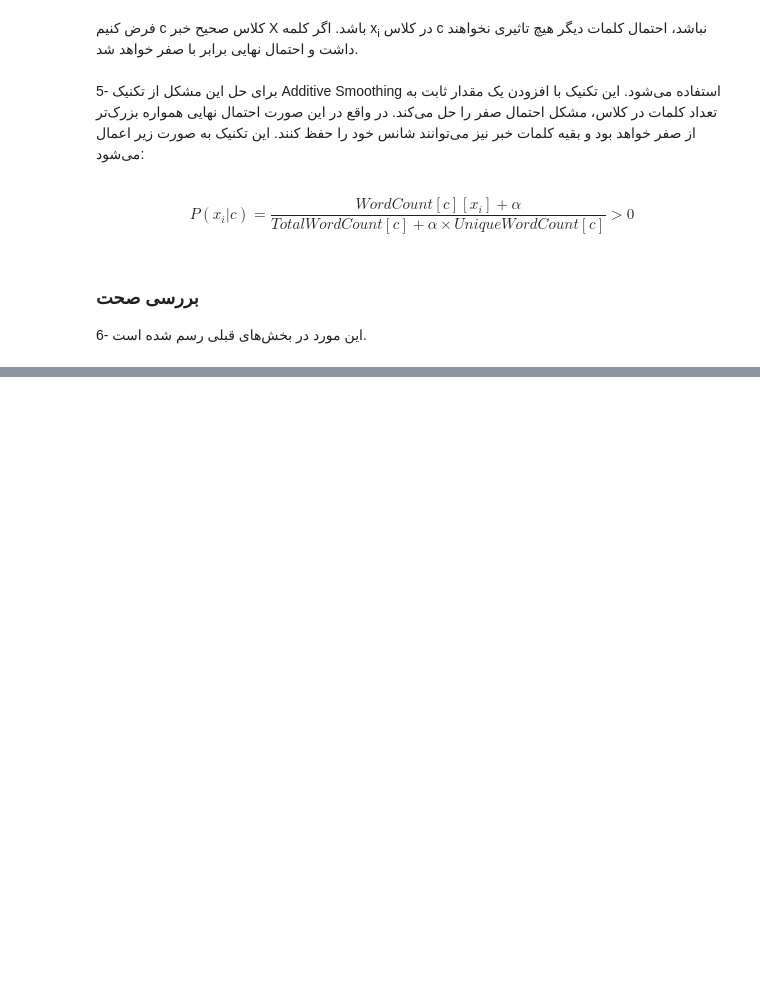
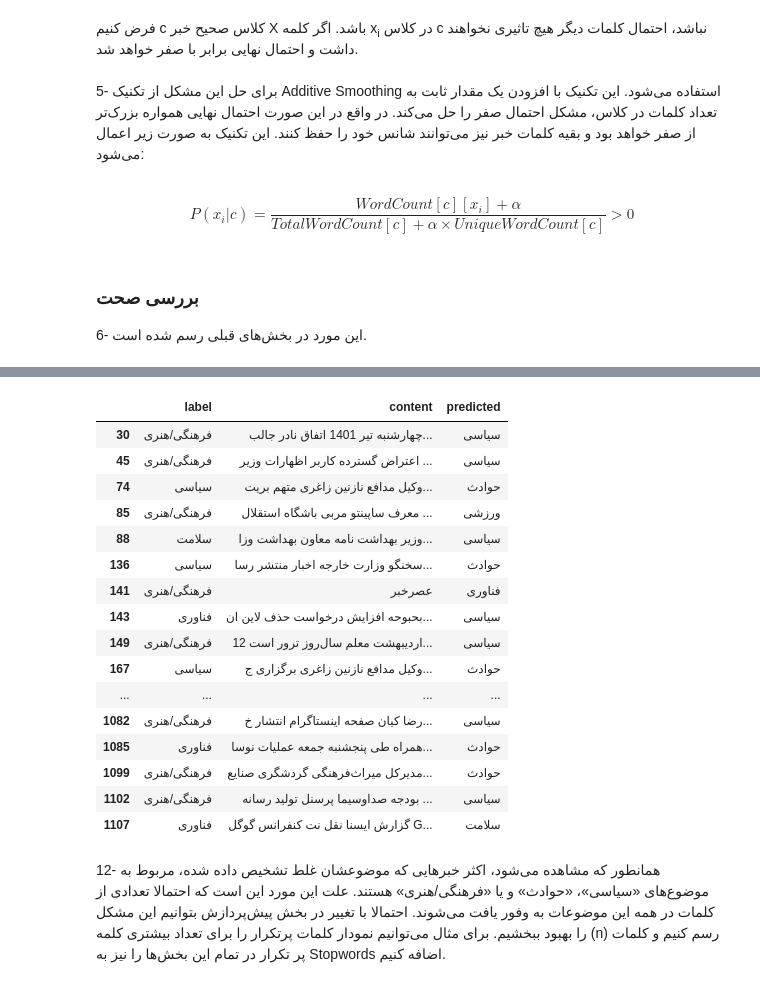
Before and after one commit to PashaBarahimi/Artificial-Intelligence-Projects, a Jupyter notebook: CA4 - Naive Bayes/AI-CA4-810199385.ipynb, the cells around one changed output, grey strips where cells are left out. Saved outputs shown, nothing was run; the diff lists cells and outputs as text; code cells hidden in the pictures; blank space fills up the shorter version.

```diff
--- a/CA4 - Naive Bayes/AI-CA4-810199385.ipynb
+++ b/CA4 - Naive Bayes/AI-CA4-810199385.ipynb
@@ -254,8 +254,8 @@ class NaiveBayesClassifier:
                 probabilities[name] += math.log(val)
         return max(probabilities, key=probabilities.get) # type: ignore
 
-    def test(self, df: pd.DataFrame) -> tuple[pd.DataFrame, pd.DataFrame]:
-        df['predicted'] = df['content'].apply(self.classify)
+    def test(self, df: pd.DataFrame, alpha: int = 0) -> tuple[pd.DataFrame, pd.DataFrame]:
+        df['predicted'] = df['content'].apply(lambda text: self.classify(text, alpha))
         return df, self._get_report(df)
 
     def _get_report(self, df: pd.DataFrame) -> pd.DataFrame:
@@ -387,0 +498,4 @@ $$P(x_i|c)=\dfrac{WordCount[c][x_i]+\alpha}{TotalWordCount[c]+\alpha\times Uniqu
+# %%
+test_df = pd.read_csv(TEST_PATH)
+test_df = normalize(test_df)
+display(test_df)
@@ -387,0 +557,3 @@ $$P(x_i|c)=\dfrac{WordCount[c][x_i]+\alpha}{TotalWordCount[c]+\alpha\times Uniqu
+# %%
+resUniWithSmoothing, reportUniWithSmoothing = unigramClassifier.test(test_df, 1)
+display(reportUniWithSmoothing)
@@ -387,0 +585,29 @@ $$P(x_i|c)=\dfrac{WordCount[c][x_i]+\alpha}{TotalWordCount[c]+\alpha\times Uniqu
+# %%
+wrongUniWithSmoothing = resUniWithSmoothing[resUniWithSmoothing['label'] != resUniWithSmoothing['predicted']]
+pd.set_option('display.max_rows', None)
+display(wrongUniWithSmoothing)
+# %% [output]
+|  | label | content | predicted |
+| 30 | فرهنگی/هنری | چهارشنبه تیر 1401 اتفاق نادر جالب... | سیاسی |
+| 45 | فرهنگی/هنری | اعتراض گسترده کاربر اظهارات وزیر ... | سیاسی |
+| 74 | سیاسی | وکیل مدافع نازنین زاغری متهم بریت... | حوادث |
+| 85 | فرهنگی/هنری | معرف ساپینتو مربی باشگاه استقلال ... | ورزشی |
+| 88 | سلامت | وزیر بهداشت نامه معاون بهداشت وزا... | سیاسی |
+| 136 | سیاسی | سخنگو وزارت خارجه اخبار منتشر رسا... | حوادث |
+| 141 | فرهنگی/هنری | عصرخبر | فناوری |
+| 143 | فناوری | بحبوحه افزایش درخواست حذف لاین ان... | سیاسی |
+| 149 | فرهنگی/هنری | 12 اردیبهشت معلم سال‌روز ترور است... | سیاسی |
+| 167 | سیاسی | وکیل مدافع نازنین زاغری برگزاری ج... | حوادث |
+| ... | ... | ... | ... |
+| 1082 | فرهنگی/هنری | رضا کیان صفحه اینستاگرام انتشار خ... | سیاسی |
+| 1085 | فناوری | همراه طى پنجشنبه جمعه عملیات نوسا... | حوادث |
+| 1099 | فرهنگی/هنری | مدیرکل میراث‌فرهنگی گردشگری صنایع... | حوادث |
+| 1102 | فرهنگی/هنری | بودجه صداوسیما پرسنل تولید رسانه ... | سیاسی |
+| 1107 | فناوری | گزارش ایسنا نقل نت کنفرانس گوگل G... | سلامت |
+# %% [markdown]
+<div dir='rtl'>
+12-
+همانطور که مشاهده می‌شود، اکثر خبرهایی که موضوعشان غلط تشخیص داده شده، مربوط به موضوع‌های «سیاسی»، «حوادث» و یا «فرهنگی/هنری» هستند. علت این مورد این است که احتمالا تعدادی از کلمات در همه این موضوعات به وفور یافت می‌شوند. احتمالا با تغییر در بخش پیش‌پردازش بتوانیم این مشکل را بهبود ببخشیم. برای مثال می‌توانیم نمودار کلمات پرتکرار را برای تعداد بیشتری کلمه (n) رسم کنیم و کلمات پر تکرار در تمام این بخش‌ها را نیز به
+Stopwords
+اضافه کنیم.
+</div>
```
Also changed, not shown: parts of 15 cells of this notebook.
